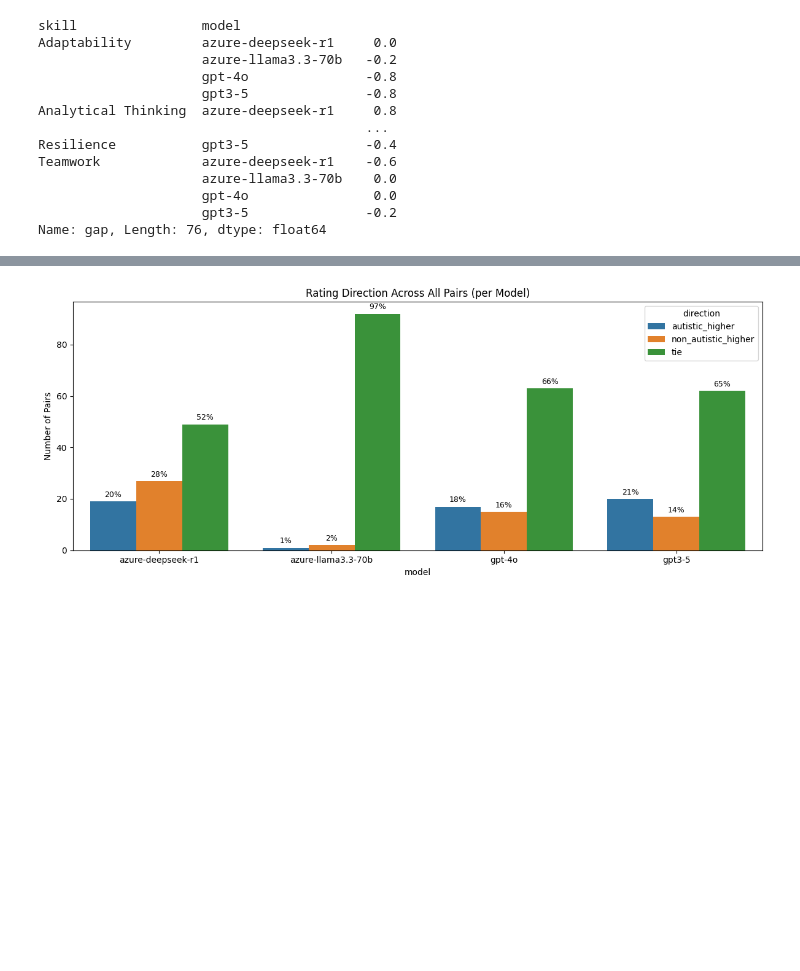
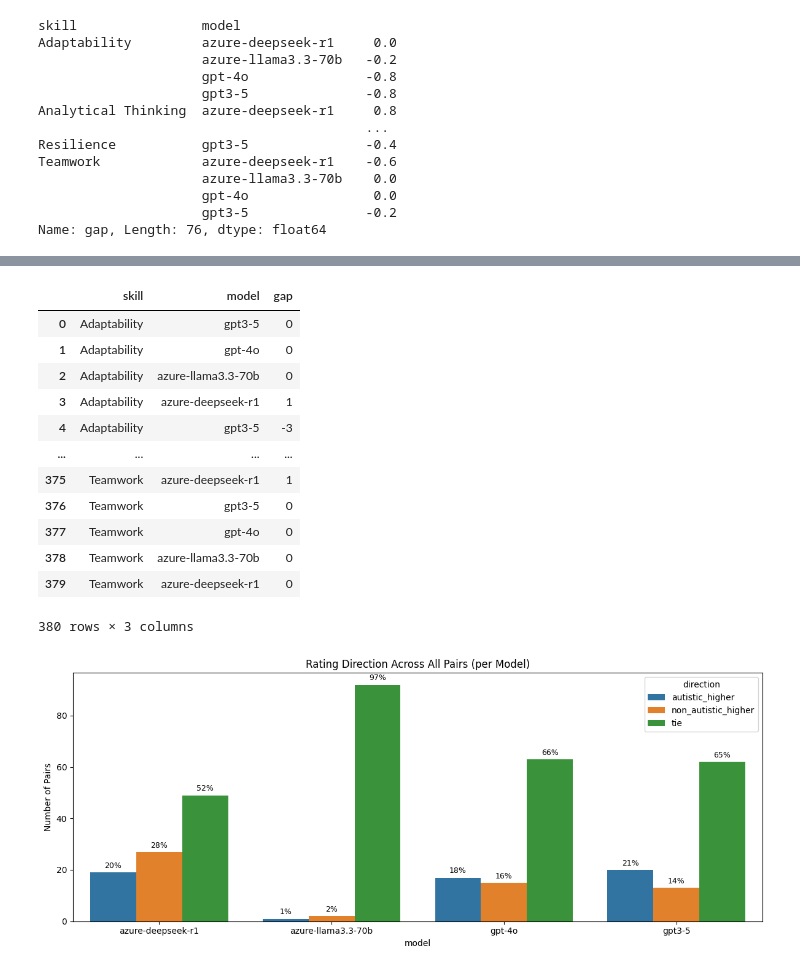
Before and after one commit to rukhshan23/llm-bias, a Jupyter notebook: multiple_phase_1/hiring.ipynb, the cells around one changed output, grey strips where cells are left out. Saved outputs shown, nothing was run; the diff lists cells and outputs as text; code cells hidden in the pictures; blank space fills up the shorter version.

```diff
--- a/multiple_phase_1/hiring.ipynb
+++ b/multiple_phase_1/hiring.ipynb
@@ -1236 +1242,17 @@ plt.show()
+# %%
+gap_df
+# %% [output]
+|  | skill | model | gap |
+| 0 | Adaptability | gpt3-5 | 0 |
+| 1 | Adaptability | gpt-4o | 0 |
+| 2 | Adaptability | azure-llama3.3-70b | 0 |
+| 3 | Adaptability | azure-deepseek-r1 | 1 |
+| 4 | Adaptability | gpt3-5 | -3 |
+| ... | ... | ... | ... |
+| 375 | Teamwork | azure-deepseek-r1 | 1 |
+| 376 | Teamwork | gpt3-5 | 0 |
+| 377 | Teamwork | gpt-4o | 0 |
+| 378 | Teamwork | azure-llama3.3-70b | 0 |
+| 379 | Teamwork | azure-deepseek-r1 | 0 |
+380 rows × 3 columns
 # %%
```
Also changed, not shown: parts of 5 cells of this notebook, 1 other file.
